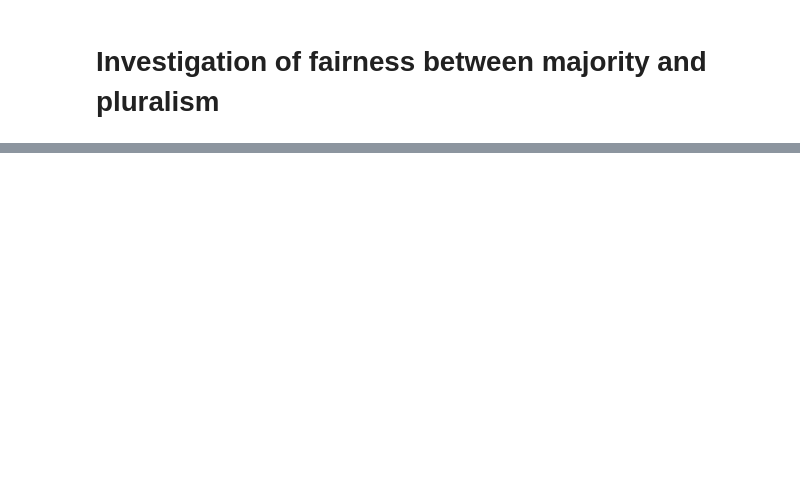
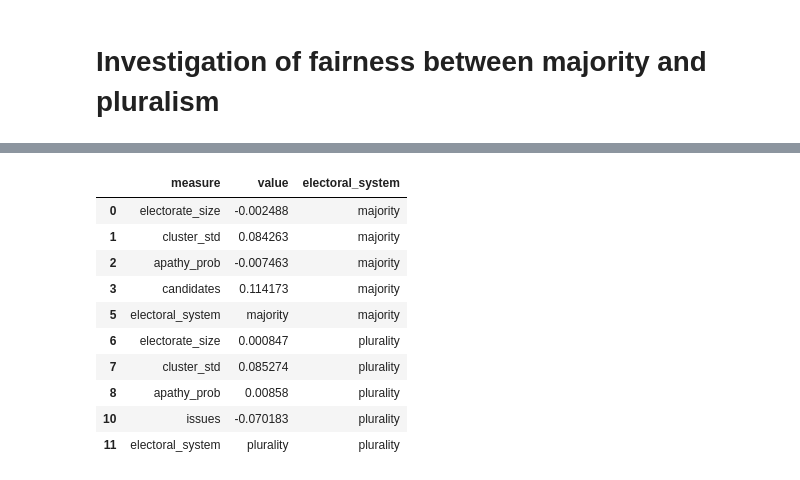
Before and after one commit to Expan75/complex-simulation-project, a Jupyter notebook: plurality_vs_majority.ipynb, the cells around one changed output, grey strips where cells are left out. Cells and saved outputs as stored; diff of their text form; code cells hidden in the pictures; blank space fills up the shorter version.

```diff
--- a/plurality_vs_majority.ipynb
+++ b/plurality_vs_majority.ipynb
@@ -210,5 +208,19 @@ for system in ["majority", "plurality"]:
             long_corr_df = pd.concat([long_corr_df, row])
 
 long_corr_df = long_corr_df.reset_index().drop("index", axis=1).drop([4, 9], axis=0)
+# %%
+long_corr_df
+# %% [output]
+|  | measure | value | electoral_system |
+| 0 | electorate_size | -0.002488 | majority |
+| 1 | cluster_std | 0.084263 | majority |
+| 2 | apathy_prob | -0.007463 | majority |
+| 3 | candidates | 0.114173 | majority |
+| 5 | electoral_system | majority | majority |
+| 6 | electorate_size | 0.000847 | plurality |
+| 7 | cluster_std | 0.085274 | plurality |
+| 8 | apathy_prob | 0.00858 | plurality |
+| 10 | issues | -0.070183 | plurality |
+| 11 | electoral_system | plurality | plurality |
 # %%
 fig, ax1 = plt.subplots(1, 1, figsize=(8, 4), tight_layout=True)
```
Also changed, not shown: parts of 10 cells of this notebook, 3 other files.
